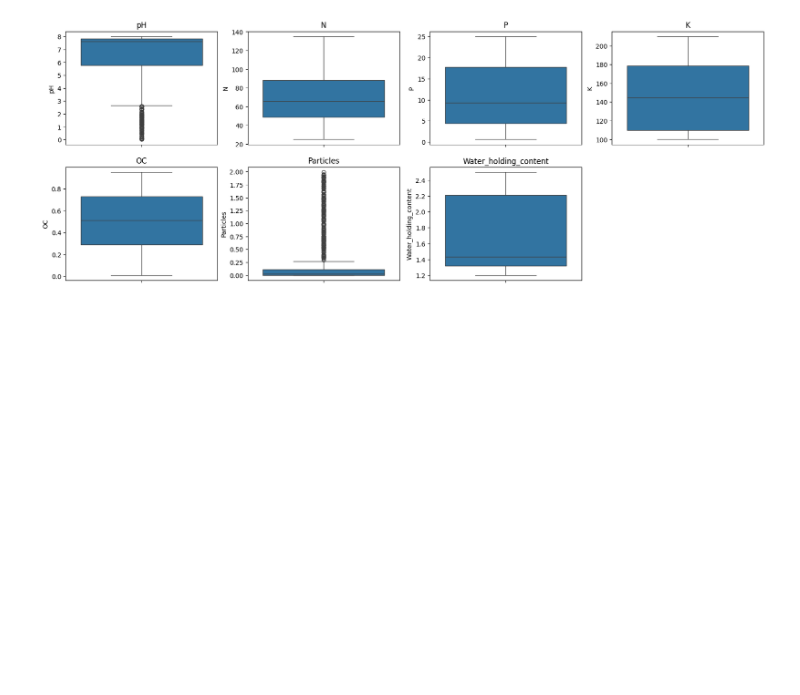
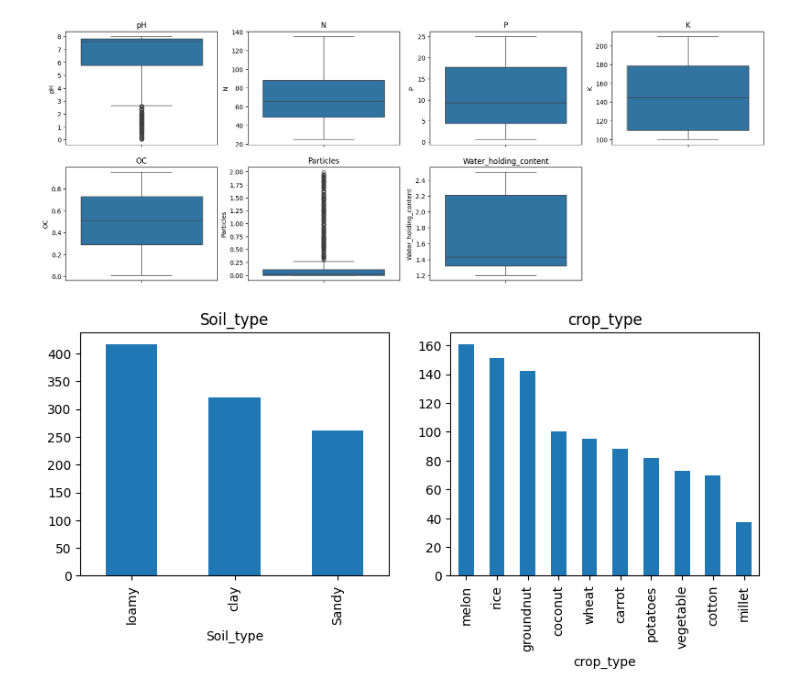
Before and after one commit to ezinneanne/Farmeye, a Jupyter notebook: mlreview.ipynb, the cells around one changed output. Cells and saved outputs as stored; diff of their text form; code cells hidden in the pictures; blank space fills up the shorter version.

```diff
--- a/mlreview.ipynb
+++ b/mlreview.ipynb
@@ -85,3 +85,13 @@ for i, col in enumerate(num_features, 1):
     plt.title(col)
 # %% [output]
 [figure]
+# %%
+cat_features = data.select_dtypes(include='object').columns
+
+plt.figure(figsize=(20, 20))
+for i, col in enumerate(cat_features, 1):
+    plt.subplot(5, 4, i)
+    data[col].value_counts().plot(kind='bar')
+    plt.title(col)
+# %% [output]
+[figure, added]
```
Also changed, not shown: parts of 6 cells of this notebook.
